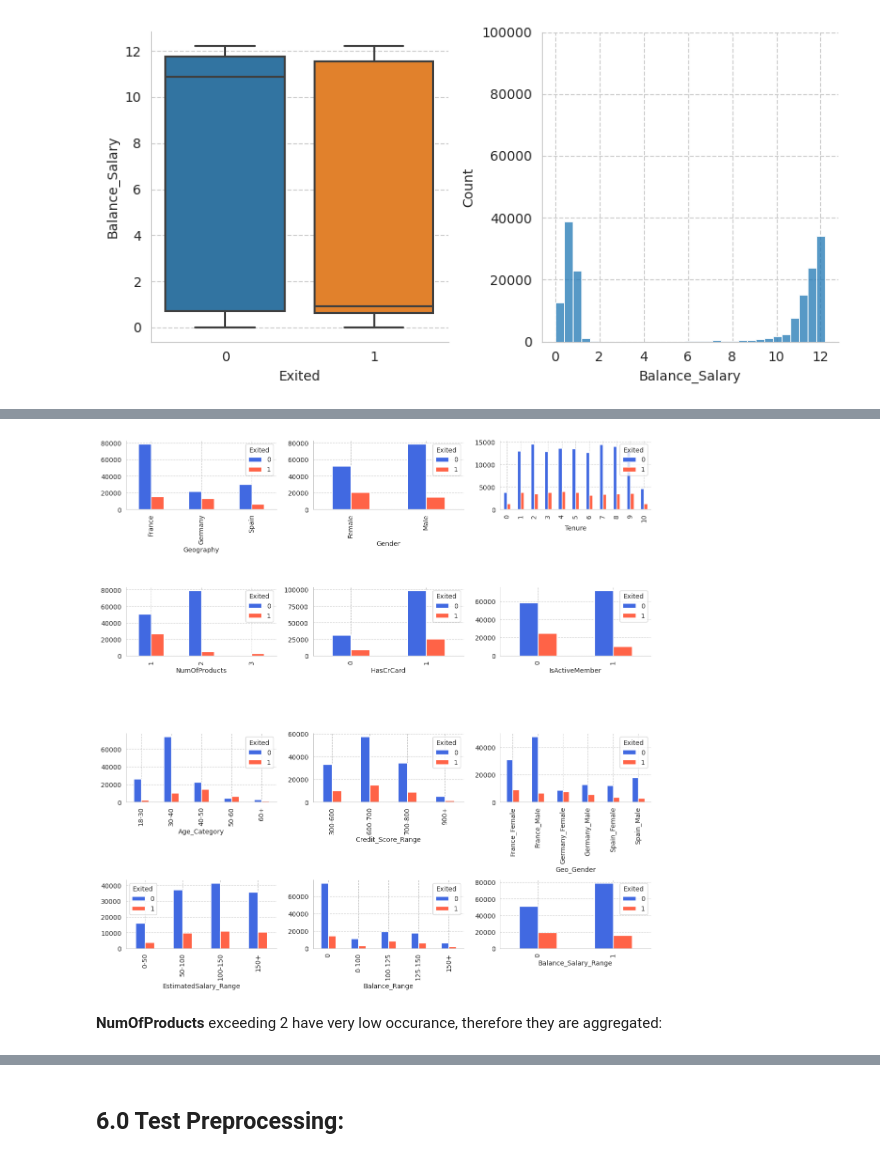
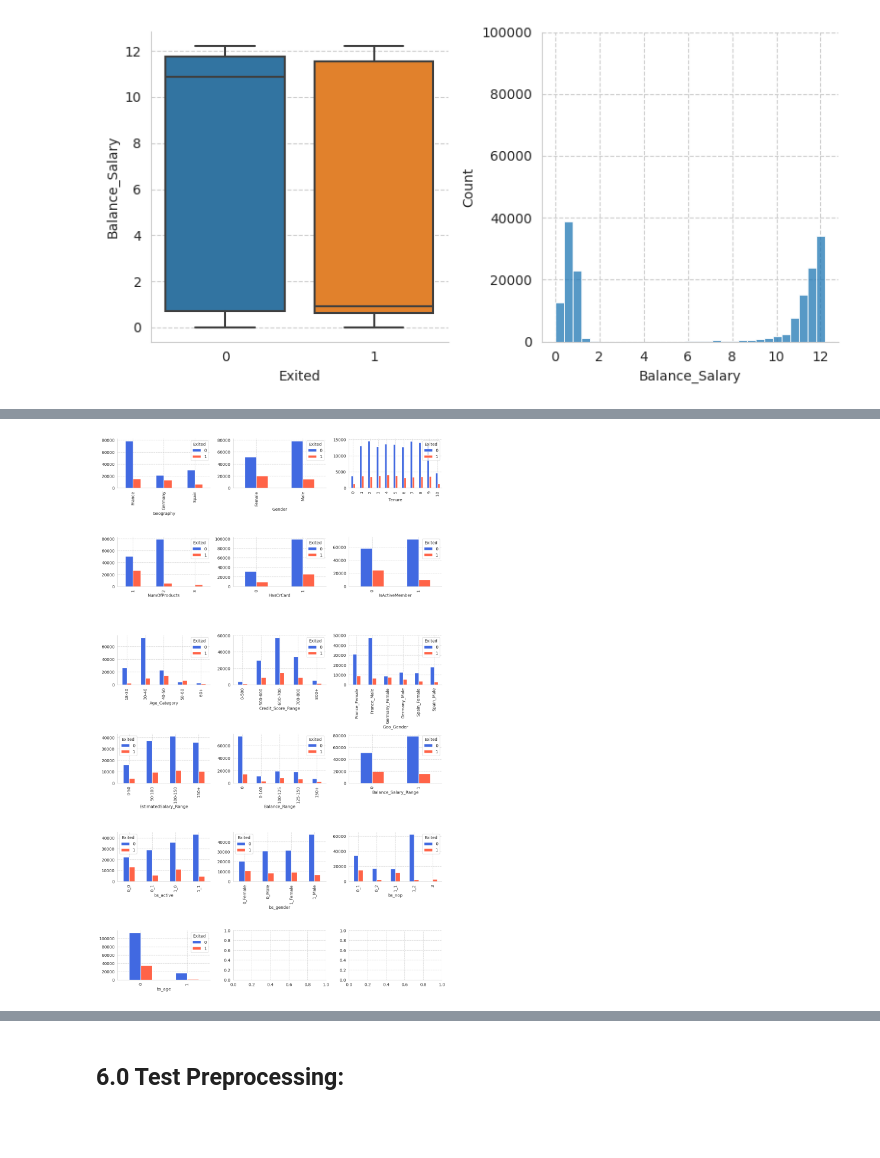
Before and after one commit to fabriziobasso/kaggle, a Jupyter notebook: S4E1_EDA.ipynb, the cells around one changed output, grey strips where cells are left out. Saved outputs shown, nothing was run; the diff lists cells and outputs as text; code cells hidden in the pictures; blank space fills up the shorter version.

```diff
--- a/S4E1_EDA.ipynb
+++ b/S4E1_EDA.ipynb
@@ -1359,3 +1366,38 @@ def balance_sal_tr(df) :
     return df
 train = balance_sal_tr(train)
 test = balance_sal_tr(test)
+# %%
+def card_active_tr(df) :
+    df['bs_active'] = df['Balance_Salary_Range'].astype("str") + '_' + df['IsActiveMember'].astype("str")
+    return df
+
+train = card_active_tr(train)
+test = card_active_tr(test)
+# %%
+def bs_gender_tr(df) :
+    df['bs_gender'] = df['Balance_Salary_Range'].astype("str") + '_' + df['Gender'].astype("str")
+    return df
+
+train = bs_gender_tr(train)
+test = bs_gender_tr(test)
+# %%
+def bs_nop_tr(df) :
+    df['bs_nop'] = df['Balance_Salary_Range'].astype("str") + '_' + df['NumOfProducts'].astype("str")
+    df['bs_nop'] = df['bs_nop'].replace({"0_3":"3","1_3":"3"})
+    return df
+
+train = bs_nop_tr(train)
+test = bs_nop_tr(test)
+# %%
+def bs_age_tr(df) :
+    df['bs_age'] = df['Balance_Salary_Range'].astype("str") + '_' + df['Age_Category'].astype("str")
+    replace_rel = dict(zip(["1_18-30","1_30-40"],[1,0]))
+    not_rel = {'0_18-30':0, '0_30-40':0, '0_40-50':0, '0_50-60':0, '0_60+':0, '1_40-50':0, '1_50-60':0, '1_60+':0}
+
+    df['bs_age'] = df['bs_age'].replace(replace_rel)
+    df['bs_age'] = df['bs_age'].replace(not_rel)
+
+    return df
+
+train = bs_age_tr(train)
+test = bs_age_tr(test)
@@ -1392,7 +1438,5 @@ Index(['Geography', 'Gender', 'Tenure', 'NumOfProducts', 'HasCrCard',
       dtype='object')
 # %%
-plot_cat_features(train,cat_cols, rows=4, figsize=(12,12))
+plot_cat_features(train,cat_cols, rows=6, figsize=(12,19))
 # %% [output]
-[figure, old version]
+[figure, new version]
-# %% [markdown]
-**NumOfProducts** exceeding 2 have very low occurance, therefore they are aggregated:
```
Also changed, not shown: parts of 24 cells of this notebook.
